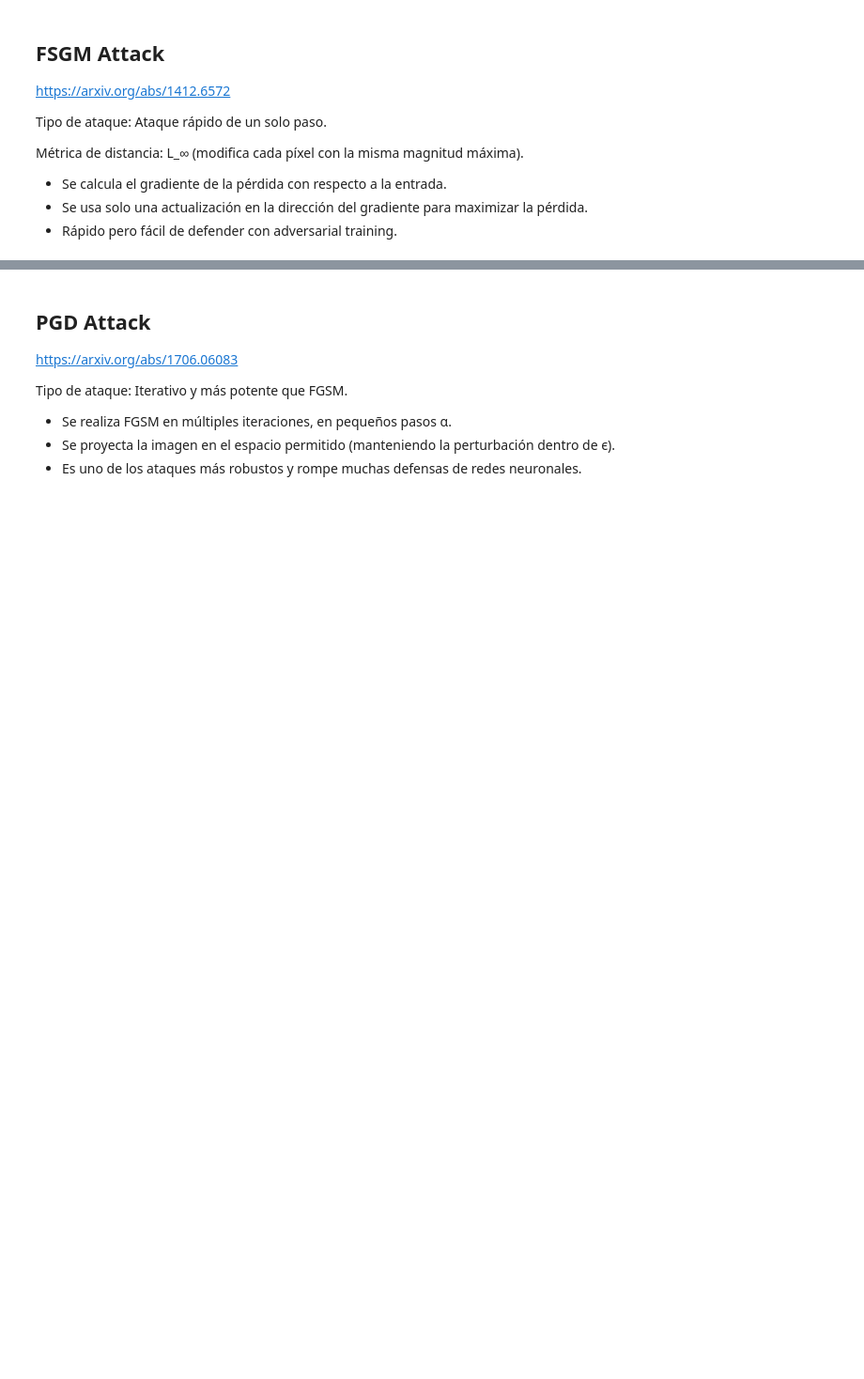
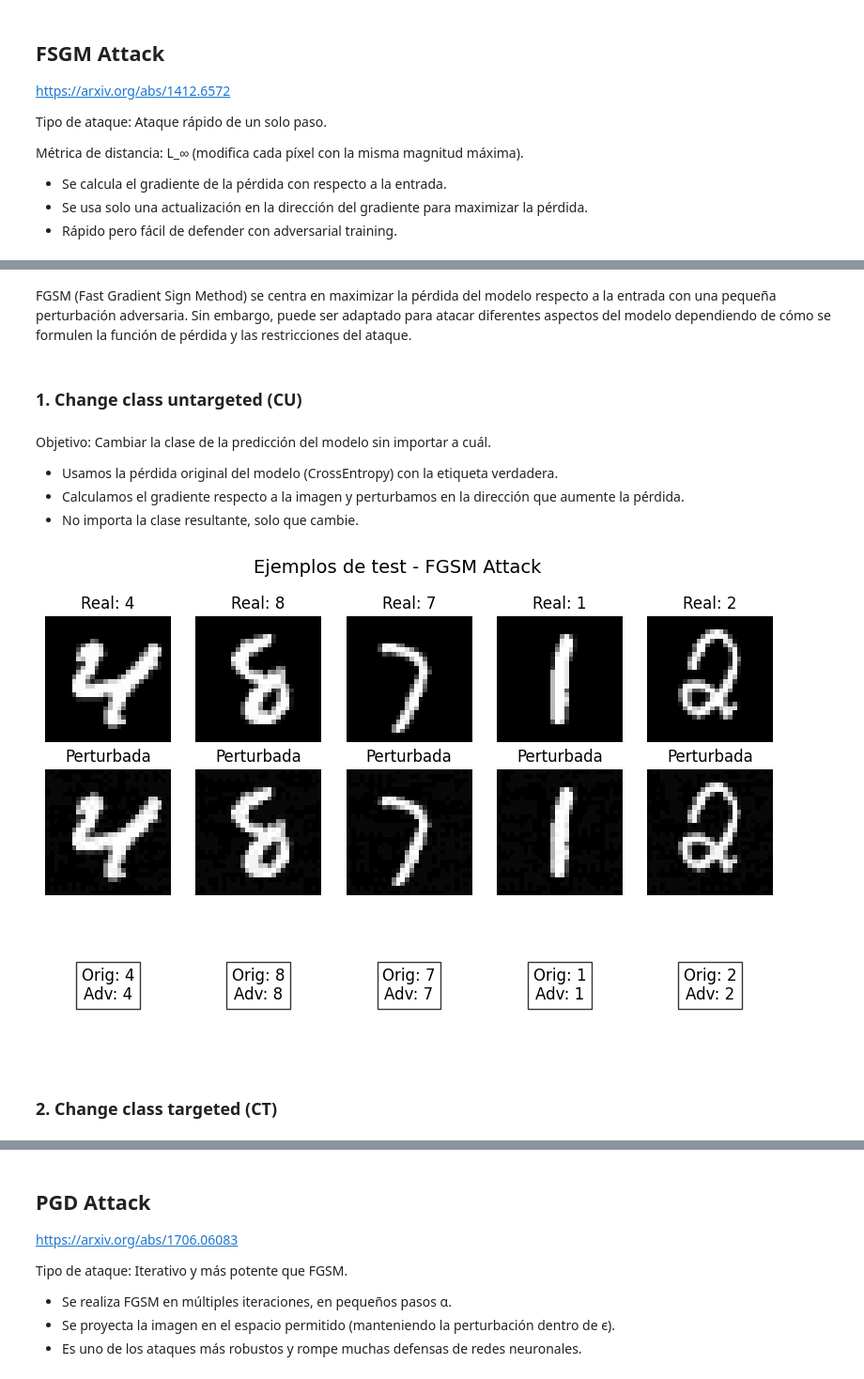
Before and after one commit to sarenales/PrototypesVulnerabilities, a Jupyter notebook: PrototypeDLVulnerabilities/PrototypeDL_MNIST_AdversialAttacks.ipynb, the cells around one changed output, grey strips where cells are left out. Shown at 94% size. Saved outputs shown, nothing was run; the diff lists cells and outputs as text; code cells hidden in the pictures; blank space fills up the shorter version.

Commit message:
Add files via upload
nuevas especificaciones en los ataques

```diff
--- a/PrototypeDLVulnerabilities/PrototypeDL_MNIST_AdversialAttacks.ipynb
+++ b/PrototypeDLVulnerabilities/PrototypeDL_MNIST_AdversialAttacks.ipynb
@@ -1568,0 +1571,10 @@ Probabilidades con ataque FGSM:
+# %% [markdown]
+FGSM (Fast Gradient Sign Method) se centra en maximizar la pérdida del modelo respecto a la entrada con una pequeña perturbación adversaria. Sin embargo, puede ser adaptado para atacar diferentes aspectos del modelo dependiendo de cómo se formulen la función de pérdida y las restricciones del ataque.
+# %% [markdown]
+### 1. Change class untargeted (CU)
+# %% [markdown]
+Objetivo: Cambiar la clase de la predicción del modelo sin importar a cuál.
+
+- Usamos la pérdida original del modelo (CrossEntropy) con la etiqueta verdadera.
+- Calculamos el gradiente respecto a la imagen y perturbamos en la dirección que aumente la pérdida.
+- No importa la clase resultante, solo que cambie.
@@ -1568,0 +1608,43 @@ Probabilidades con ataque FGSM:
+# %%
+attack = FGSM_ChangeClassUntargeted(model, eps=8/255)
+
+# Obtener un lote de imágenes y etiquetas del conjunto de test
+for batch in test_loader:
+    batch_x = batch[0].to(device)  # Imágenes originales
+    batch_y = batch[1].to(device)  # Etiquetas verdaderas
+    break  # Solo usamos el primer batch para visualizar
+
+# Generar imágenes adversarias
+adv_images = attack(batch_x, batch_y)
+
+# Obtener las predicciones antes y después del ataque
+pred_orig = model(batch_x).argmax(dim=1)  # Predicción sin ataque
+pred_adv = model(adv_images).argmax(dim=1)  # Predicción con ataque
+# %%
+import matplotlib.pyplot as plt
+
+examples_to_show = 5  # Número de imágenes a visualizar
+
+fig, axes = plt.subplots(3, examples_to_show, figsize=(10, 6))
+for i in range(examples_to_show):
+    # Imagen original
+    axes[0, i].imshow(batch_x[i].detach().cpu().numpy().squeeze(), cmap="gray")
+    axes[0, i].set_title(f"Real: {batch_y[i].item()}")
+    axes[0, i].axis("off")
+
+    # Imagen perturbada
+    axes[1, i].imshow(adv_images[i].detach().cpu().numpy().squeeze(), cmap="gray")
+    axes[1, i].set_title(f"Perturbada")
+    axes[1, i].axis("off")
+
+    # Predicción antes y después del ataque
+    axes[2, i].text(0.5, 0.5, f"Orig: {pred_orig[i].item()}\nAdv: {pred_adv[i].item()}",
+                    ha="center", va="center", fontsize=12, bbox=dict(facecolor='white', alpha=0.8))
+    axes[2, i].axis("off")
+
+fig.suptitle("Ejemplos de test - FGSM Attack", fontsize=14)
+plt.show()
+# %% [output]
+[figure, added]
+# %% [markdown]
+### 2. Change class targeted (CT)
```
Also changed, not shown: parts of 31 cells of this notebook.
